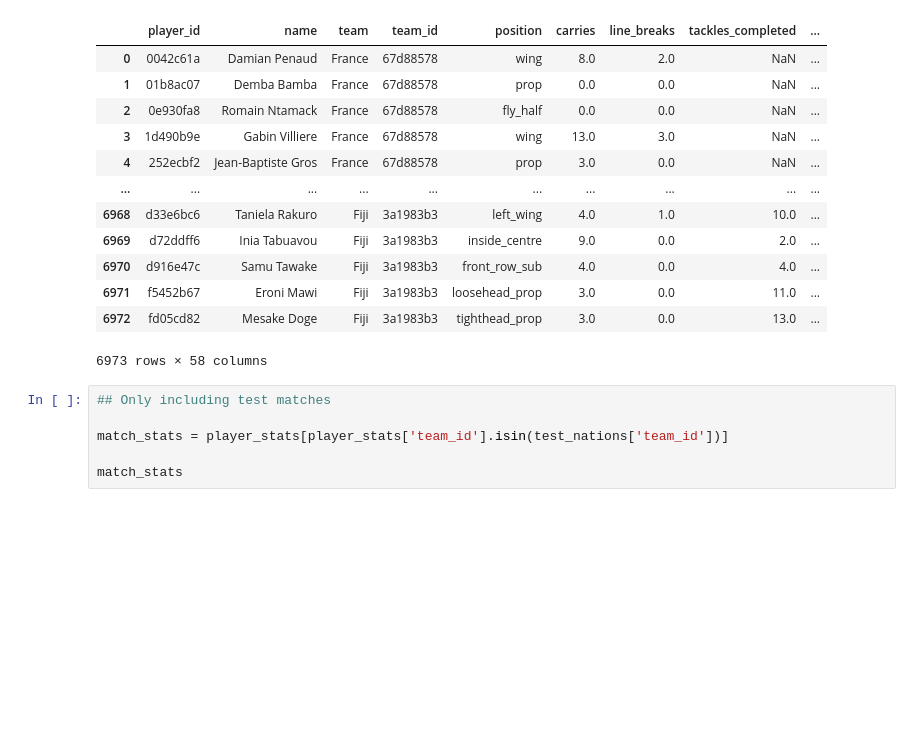
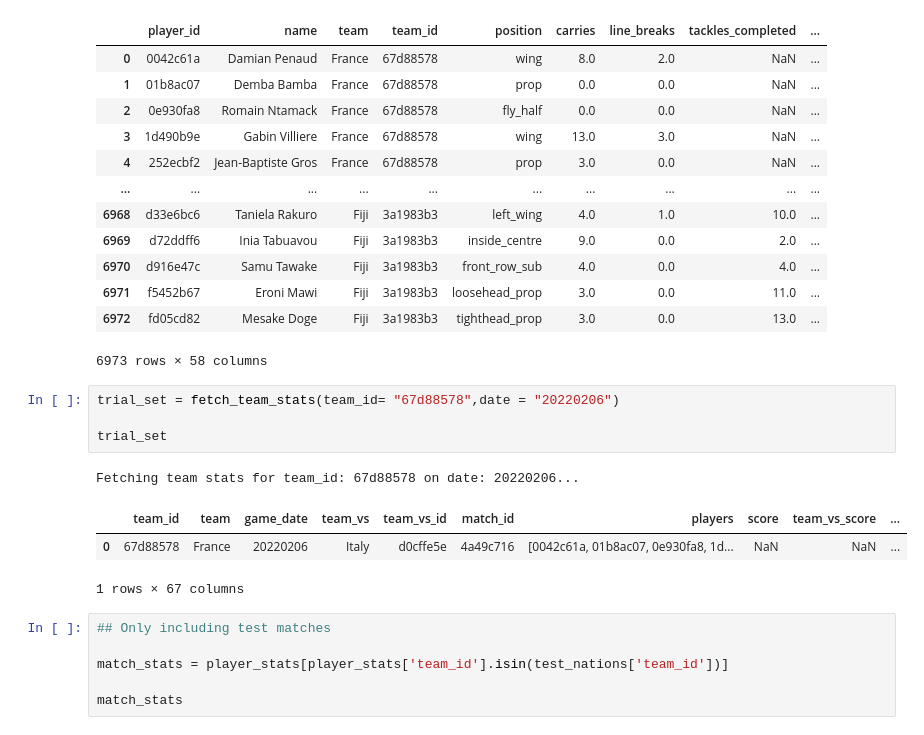
Before and after one commit to mycycler22/ghost_of_eden_park, a Jupyter notebook: player_data.ipynb, the cells around one changed output. Cells and saved outputs as stored; diff of their text form; blank space fills up the shorter version.

```diff
--- a/player_data.ipynb
+++ b/player_data.ipynb
@@ -165,6 +165,15 @@ player_stats
 | 6971 | f5452b67 | Eroni Mawi | Fiji | 3a1983b3 | loosehead_prop | 3.0 | 0.0 | 11.0 | ... |
 | 6972 | fd05cd82 | Mesake Doge | Fiji | 3a1983b3 | tighthead_prop | 3.0 | 0.0 | 13.0 | ... |
 6973 rows × 58 columns
+# %%
+trial_set = fetch_team_stats(team_id= "67d88578",date = "20220206")
+
+trial_set
+# %% [output]
+Fetching team stats for team_id: 67d88578 on date: 20220206...
+|  | team_id | team | game_date | team_vs | team_vs_id | match_id | players | score | team_vs_score | ... |
+| 0 | 67d88578 | France | 20220206 | Italy | d0cffe5e | 4a49c716 | [0042c61a, 01b8ac07, 0e930fa8, 1d... | NaN | NaN | ... |
+1 rows × 67 columns
 # %%
 ## Only including test matches
 
```
Also changed, not shown: parts of 3 cells of this notebook, 1 other file.
